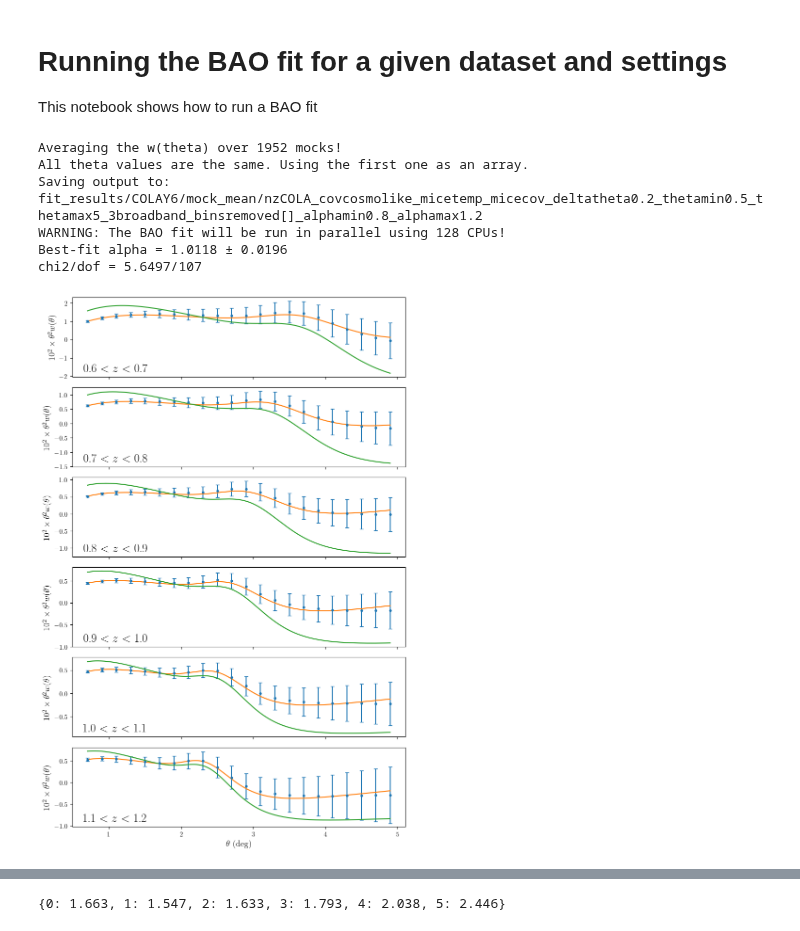
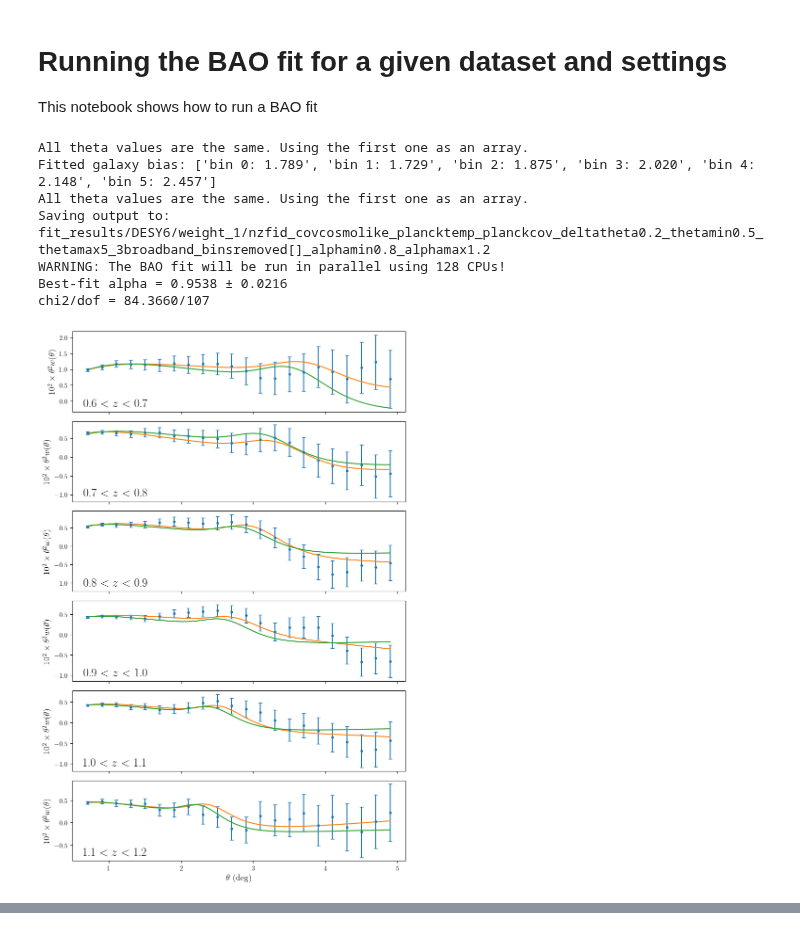
Before and after one commit to juanejo95/BAOfit_wtheta, a Jupyter notebook: fit_wtheta.ipynb, the cells around one changed output, grey strips where cells are left out. Drawn from its saved outputs; the diff is of its cells as text; code cells hidden in the pictures.

```diff
--- a/fit_wtheta.ipynb
+++ b/fit_wtheta.ipynb
@@ -13,17 +13,36 @@ from utils_data import RedshiftDistributions, WThetaDataCovariance
 from utils_baofit import WThetaModelGalaxyBias, WThetaModel, BAOFitInitializer, BAOFit
 
 # 1. Arguments
+class Args:
+    def __init__(self):
+        self.include_wiggles = "y"
+        self.dataset = "DESY6"
+        self.weight_type = 1
+        self.mock_id = "mean" # it will not be used...
+        self.nz_flag = "fid"
+        # self.nz_flag = "clusteringz"
+        self.cov_type = "cosmolike"
+        self.cosmology_template = "planck"
+        self.cosmology_covariance = "planck"
+        self.delta_theta = 0.2
+        self.theta_min = 0.5
+        self.theta_max = 5
+        self.n_broadband = 3
+        self.bins_removed = 'None'
+        self.diag_only = "n"
+        self.remove_crosscov = "n"
+        self.alpha_min = 0.8
+        self.alpha_max = 1.2
 # class Args:
 #     def __init__(self):
 #         self.include_wiggles = "y"
-#         self.dataset = "DESY6"
-#         self.weight_type = 1
-#         self.mock_id = 10 # it will not be used...
-#         self.nz_flag = "fid"
-#         # self.nz_flag = "clusteringz"
+#         self.dataset = "COLAY6"
+#         self.weight_type = 1 # it will not be used...
+#         self.mock_id = "mean"
+#         self.nz_flag = "COLA"
 #         self.cov_type = "cosmolike"
-#         self.cosmology_template = "planck"
-#         self.cosmology_covariance = "planck"
+#         self.cosmology_template = "mice"
+#         self.cosmology_covariance = "mice"
 #         self.delta_theta = 0.2
 #         self.theta_min = 0.5
 #         self.theta_max = 5
@@ -33,25 +52,6 @@ from utils_baofit import WThetaModelGalaxyBias, WThetaModel, BAOFitInitializer,
 #         self.remove_crosscov = "n"
 #         self.alpha_min = 0.8
 #         self.alpha_max = 1.2
-class Args:
-    def __init__(self):
-        self.include_wiggles = "y"
-        self.dataset = "COLAY6"
-        self.weight_type = 1 # it will not be used...
-        self.mock_id = "mean"
-        self.nz_flag = "COLA"
-        self.cov_type = "cosmolike"
-        self.cosmology_template = "mice"
-        self.cosmology_covariance = "mice"
-        self.delta_theta = 0.2
-        self.theta_min = 0.5
-        self.theta_max = 5
-        self.n_broadband = 3
-        self.bins_removed = 'None'
-        self.diag_only = "n"
-        self.remove_crosscov = "n"
-        self.alpha_min = 0.8
-        self.alpha_max = 1.2
 args = Args()
 args.include_wiggles = '' if args.include_wiggles == 'y' else '_nowiggles'
 
@@ -69,14 +69,14 @@ def _map_bins_removed(bins_removed):
     return bin_mappings.get(bins_removed)
 args.bins_removed = _map_bins_removed(args.bins_removed)
 
-fit_galaxybias = False
+fit_galaxybias = True
 
 if fit_galaxybias:
     # 3. Load data w(theta) and covariance (for the linear galaxy bias fit)
     wtheta_data_covariance = WThetaDataCovariance(
         dataset=args.dataset,
         weight_type=args.weight_type,
-        mock_id=args.mock_id,
+        mock_id="mean",
         nz_flag=args.nz_flag, # this is only needed to get nbins...
         cov_type=args.cov_type,
         cosmology_covariance=args.cosmology_covariance,
@@ -107,8 +107,7 @@ if fit_galaxybias:
 
 else:
     # galaxy_bias = {0: 1.7984801248816065, 1: 1.8023169145559157, 2: 1.8102780823227076, 3: 1.9542868433512404, 4: 2.1103760953498414, 5: 2.4099120180419513}
-    # galaxy_bias = {bin_z: 2 for bin_z in range(10)}
-    galaxy_bias = {0: 1.663, 1: 1.547, 2: 1.633, 3: 1.793, 4: 2.038, 5: 2.446}
+    galaxy_bias = {bin_z: 2 for bin_z in range(10)}
 
 # 3. Load data w(theta) and covariance
 wtheta_data_covariance = WThetaDataCovariance(
@@ -167,35 +166,36 @@ baofit = BAOFit(
     close_fig=False,
     use_multiprocessing=True,
     n_cpu=128
 )
 alpha_best, err_alpha, chi2_best, dof = baofit.fit()
 
 
 # # THIS DOES NOT WORK ANYMORE
 # # # --. First fit attempt. We use curve_fit.
 # # wtheta_data_concatenated = np.concatenate([wtheta_data[bin_z] for bin_z in range(nbins)])
 # # n_params = len(wtheta_model.names_params)
 # # n_params_true = len(wtheta_model.names_params) - (1 + args.n_broadband) * len(args.bins_removed)
 # # wtheta_template = wtheta_model.get_wtheta_template()
 
 # # popt, pcov = curve_fit(wtheta_template, theta_data, wtheta_data_concatenated, p0=wtheta_model.p0, bounds=wtheta_model.bounds, sigma=cov, absolute_sigma=False)
 # # err_params = np.sqrt(np.diag(pcov))
 
 # # # Let's compute the chi2 and dof
 # # wtheta_fit_concatenated = wtheta_template(theta_data, *popt)
 # # diff = wtheta_data_concatenated - wtheta_fit_concatenated
 # # chi_square = diff @ np.linalg.inv(cov) @ diff
 # # dof = len(wtheta_data_concatenated) - n_params_true
 # # for bin_z in args.bins_removed:
 # #     dof -= len(indices_theta_allbins[bin_z])
 
 # # print(f'Best-fit alpha = {popt[0]:.4f} ± {np.sqrt(pcov[0, 0]):.4f}')
 # # print(f'chi2/dof = {chi_square:.4f}/{dof}')
 # %% [output]
-Averaging the w(theta) over 1952 mocks!
 All theta values are the same. Using the first one as an array.
-Saving output to: fit_results/COLAY6/mock_mean/nzCOLA_covcosmolike_micetemp_micecov_deltatheta0.2_thetamin0.5_thetamax5_3broadband_binsremoved[]_alphamin0.8_alphamax1.2
+Fitted galaxy bias: ['bin 0: 1.789', 'bin 1: 1.729', 'bin 2: 1.875', 'bin 3: 2.020', 'bin 4: 2.148', 'bin 5: 2.457']
+All theta values are the same. Using the first one as an array.
+Saving output to: fit_results/DESY6/weight_1/nzfid_covcosmolike_plancktemp_planckcov_deltatheta0.2_thetamin0.5_thetamax5_3broadband_binsremoved[]_alphamin0.8_alphamax1.2
 WARNING: The BAO fit will be run in parallel using 128 CPUs!
-Best-fit alpha = 1.0118 ± 0.0196
-chi2/dof = 5.6497/107
+Best-fit alpha = 0.9538 ± 0.0216
+chi2/dof = 84.3660/107
-[figure, old version]
+[figure, new version]
@@ -203,4 +203,2 @@ chi2/dof = 5.6497/107
 # %%
 galaxy_bias
-# %% [output]
-{0: 1.663, 1: 1.547, 2: 1.633, 3: 1.793, 4: 2.038, 5: 2.446}
```
Also changed, not shown: parts of 1 cell of this notebook, 3 other files.
